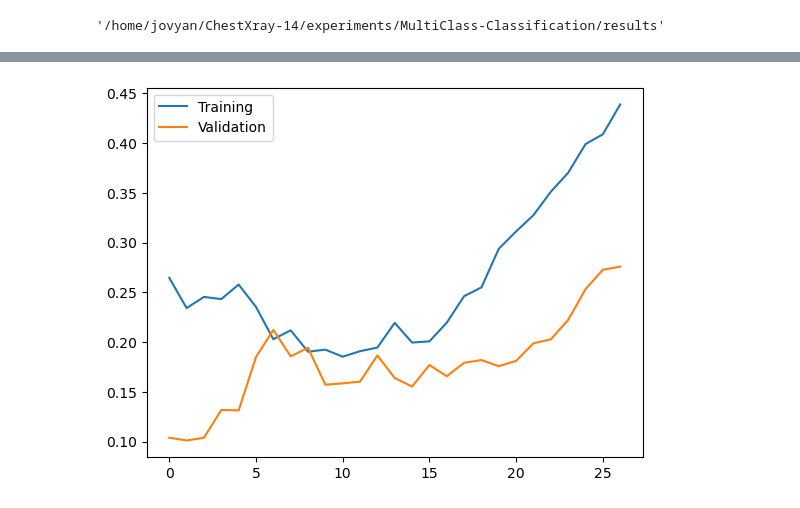
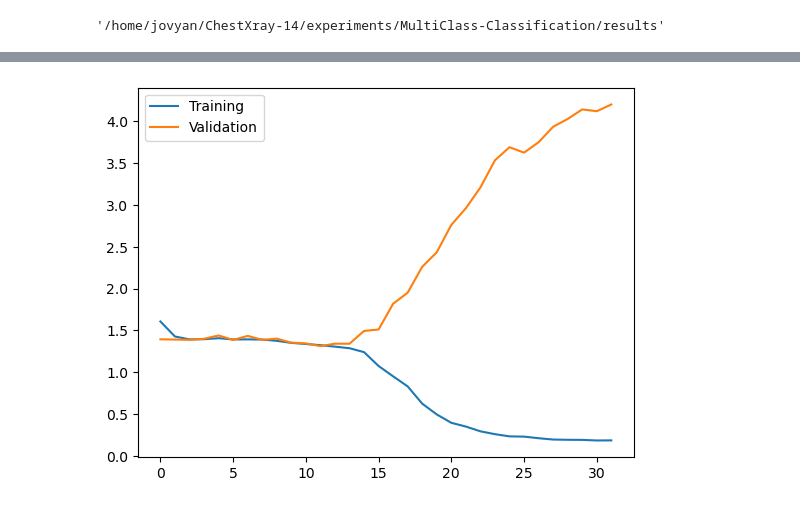
Before and after one commit to chonsawat/ChestXray-14, a Jupyter notebook: experiments/MultiClass-Classification/Leaning_Curve.ipynb, the cells around one changed output, grey strips where cells are left out. Drawn from its saved outputs; the diff is of its cells as text; code cells hidden in the pictures.

Commit message:
Learning Curve Multi-Class

```diff
--- a/experiments/MultiClass-Classification/Leaning_Curve.ipynb
+++ b/experiments/MultiClass-Classification/Leaning_Curve.ipynb
@@ -47,9 +42,9 @@ plt.legend();
 def parse_f1(value):
 
     return np.mean(eval(eval(value)))
-# %%
-plt.plot(history.f1_score.apply(parse_f1), label="Training");
-plt.plot(history.val_f1_score.apply(parse_f1), label="Validation");
-plt.legend();
-# %% [output]
-[figure, removed]
+# %%
+plt.plot(history1.loss, label="Training");
+plt.plot(history1.val_loss, label="Validation");
+plt.legend();
+# %% [output]
+[figure, added]
```
Also changed, not shown: parts of 7 cells of this notebook, 1 other file.
